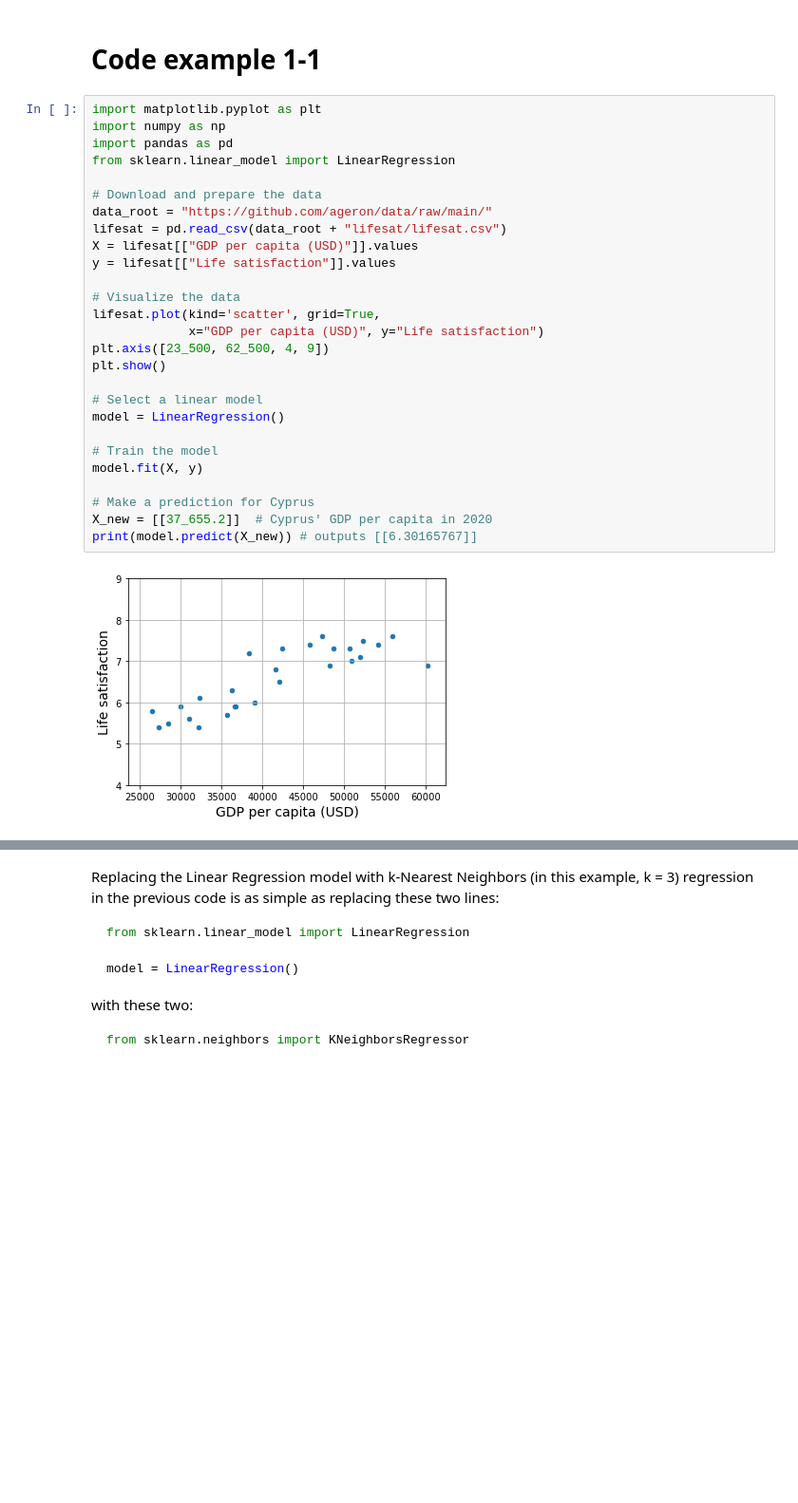
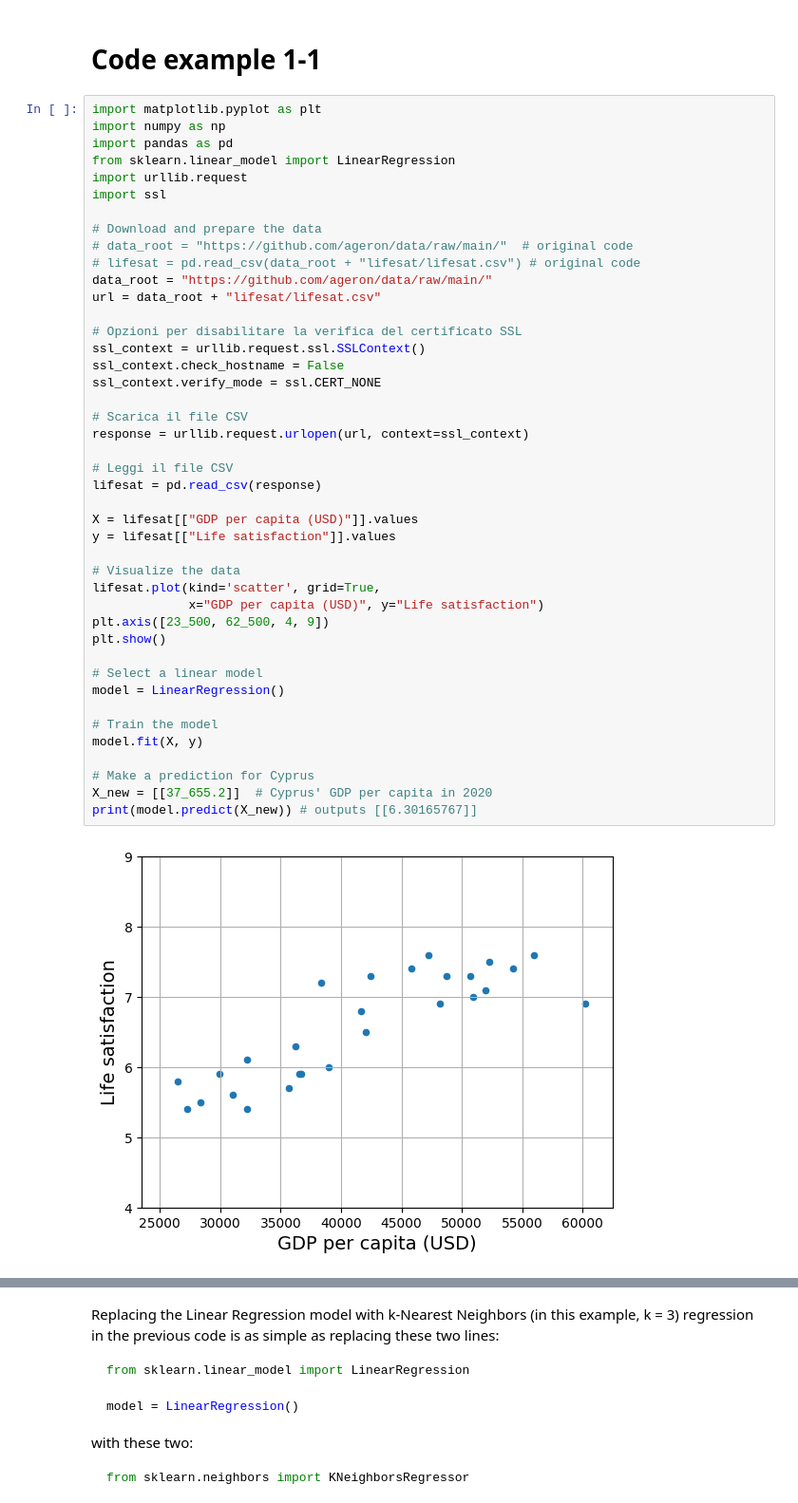
Before and after one commit to gteti/Hands-On-Machine-Learning-with-Scikit-Learn-Keras-and-TensorFlow-3rd-Edition, a Jupyter notebook: 01_the_machine_learning_landscape.ipynb, the cells around one changed output, grey strips where cells are left out. Shown at 95% size. Saved outputs shown, nothing was run; the diff lists cells and outputs as text; blank space fills up the shorter version.

Commit message:
Trying to fix requirements installation. Bug fix for 01_the_machine_learning_landscape for URL error in pd.read_csv

```diff
--- a/01_the_machine_learning_landscape.ipynb
+++ b/01_the_machine_learning_landscape.ipynb
@@ -65,32 +75,48 @@ np.random.seed(42)
 # %%
 import matplotlib.pyplot as plt
 import numpy as np
 import pandas as pd
 from sklearn.linear_model import LinearRegression
+import urllib.request
+import ssl
 
 # Download and prepare the data
+# data_root = "https://github.com/ageron/data/raw/main/"  # original code
+# lifesat = pd.read_csv(data_root + "lifesat/lifesat.csv") # original code
 data_root = "https://github.com/ageron/data/raw/main/"
-lifesat = pd.read_csv(data_root + "lifesat/lifesat.csv")
+url = data_root + "lifesat/lifesat.csv"
+
+# Opzioni per disabilitare la verifica del certificato SSL
+ssl_context = urllib.request.ssl.SSLContext()
+ssl_context.check_hostname = False
+ssl_context.verify_mode = ssl.CERT_NONE
+
+# Scarica il file CSV
+response = urllib.request.urlopen(url, context=ssl_context)
+
+# Leggi il file CSV
+lifesat = pd.read_csv(response)
+
 X = lifesat[["GDP per capita (USD)"]].values
 y = lifesat[["Life satisfaction"]].values
 
 # Visualize the data
 lifesat.plot(kind='scatter', grid=True,
              x="GDP per capita (USD)", y="Life satisfaction")
 plt.axis([23_500, 62_500, 4, 9])
 plt.show()
 
 # Select a linear model
 model = LinearRegression()
 
 # Train the model
 model.fit(X, y)
 
 # Make a prediction for Cyprus
 X_new = [[37_655.2]]  # Cyprus' GDP per capita in 2020
 print(model.predict(X_new)) # outputs [[6.30165767]]
 # %% [output]
-[figure, old version]
+[figure, new version]
 [[6.30165767]]
 # %% [markdown]
 Replacing the Linear Regression model with k-Nearest Neighbors (in this example, k = 3) regression in the previous code is as simple as replacing these two
```
Also changed, not shown: parts of 1 cell of this notebook, 1 other file.
